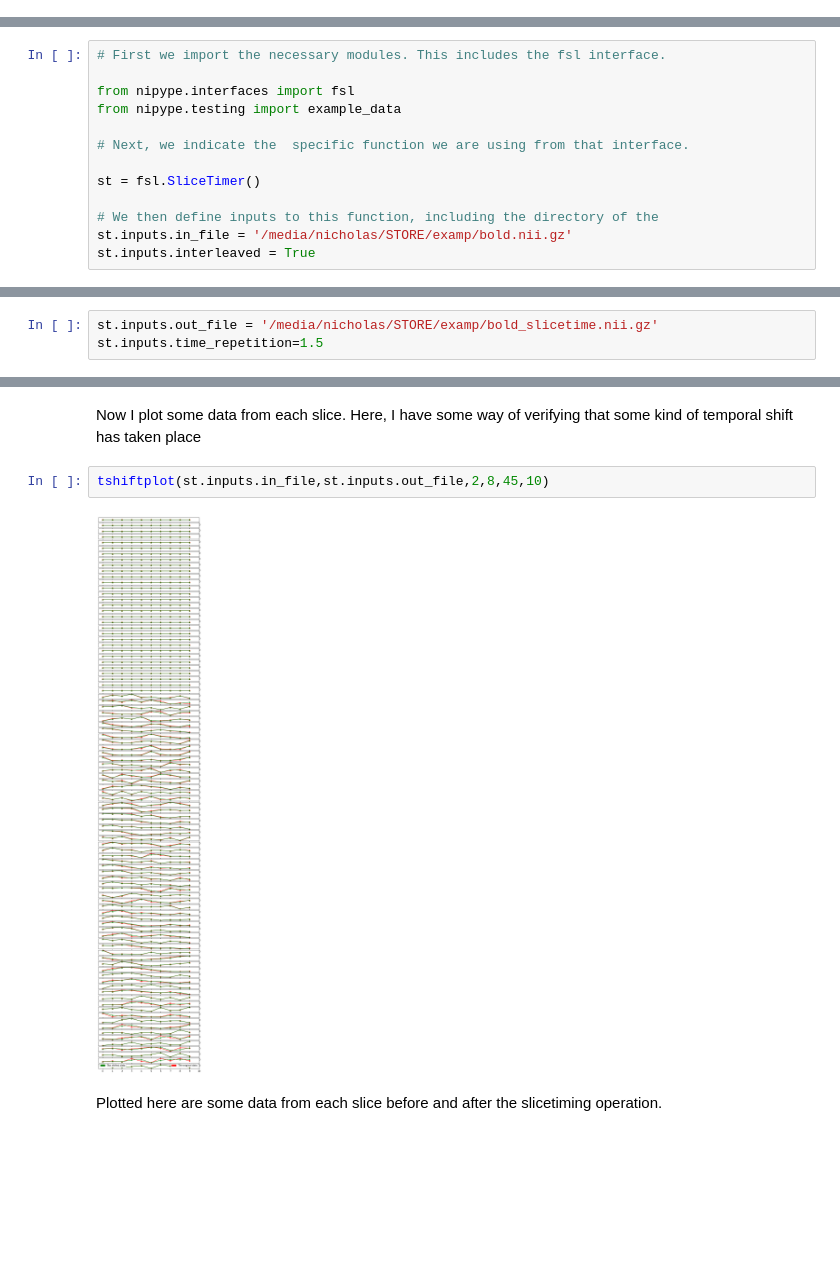
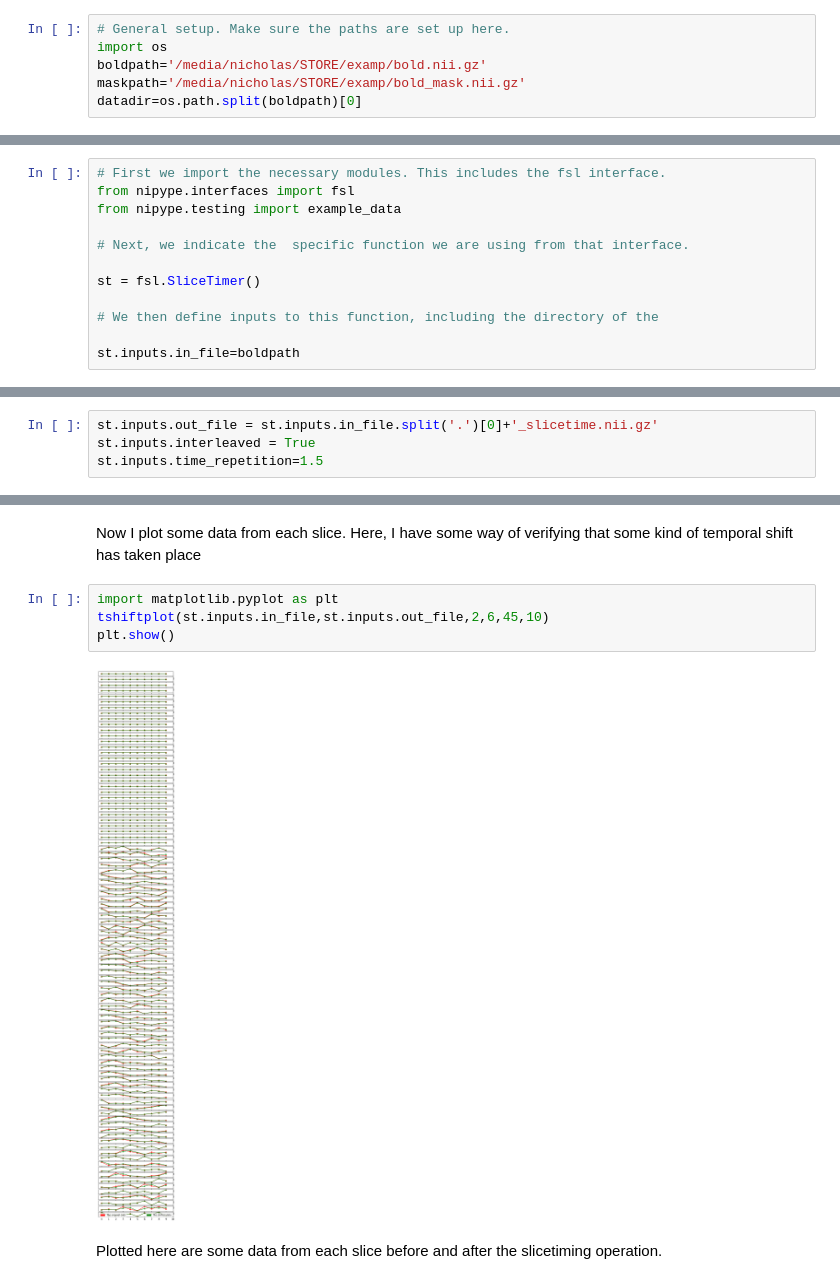
Before and after one commit to N-HEDGER/NEURO_PYTHON, a Jupyter notebook: Nipype_1.ipynb, the cells around one changed output, grey strips where cells are left out. Cells and saved outputs as stored; diff of their text form; blank space fills up the shorter version.

```diff
--- a/Nipype_1.ipynb
+++ b/Nipype_1.ipynb
@@ -7,3 +7,9 @@
 2. Demonstrate how to create nodes and workflows.
 3. Execute a simple workflow.
 4. Inspect the outputs.
+# %%
+# General setup. Make sure the paths are set up here.
+import os
+boldpath='/media/nicholas/STORE/examp/bold.nii.gz'
+maskpath='/media/nicholas/STORE/examp/bold_mask.nii.gz'
+datadir=os.path.split(boldpath)[0]
@@ -26,6 +54,5 @@ We won't copy their example verbatum, but we will include our own example data.
 # %%
 # First we import the necessary modules. This includes the fsl interface.
-
 from nipype.interfaces import fsl
 from nipype.testing import example_data
 
@@ -34,6 +61,6 @@ from nipype.testing import example_data
 st = fsl.SliceTimer()
 
 # We then define inputs to this function, including the directory of the
-st.inputs.in_file = '/media/nicholas/STORE/examp/bold.nii.gz'
-st.inputs.interleaved = True
+
+st.inputs.in_file=boldpath
 # %% [output]
@@ -44,5 +71,6 @@ Now, I am going to add some flavour to this. I am going to specify exactly where
 # %%
-st.inputs.out_file = '/media/nicholas/STORE/examp/bold_slicetime.nii.gz'
+st.inputs.out_file = st.inputs.in_file.split('.')[0]+'_slicetime.nii.gz'
+st.inputs.interleaved = True
 st.inputs.time_repetition=1.5
 # %% [markdown]
 Essentially, what nipype does is take these options, translate them and pass them to the command line. We can query what information is being sent to the command line as follows:
@@ -120,9 +154,11 @@ def tshiftplot(pre_file, post_file,axis,size_x,size_y, extent):
 # %% [markdown]
 Now I plot some data from each slice. Here, I have some way of verifying that some kind of temporal shift has taken place
 # %%
-tshiftplot(st.inputs.in_file,st.inputs.out_file,2,8,45,10)
+import matplotlib.pyplot as plt
+tshiftplot(st.inputs.in_file,st.inputs.out_file,2,6,45,10)
+plt.show()
 # %% [output]
-[figure, old version]
+[figure, new version]
 # %% [markdown]
 Plotted here are some data from each slice before and after the slicetiming operation.
 # %% [markdown]
```
Also changed, not shown: parts of 27 cells of this notebook.
